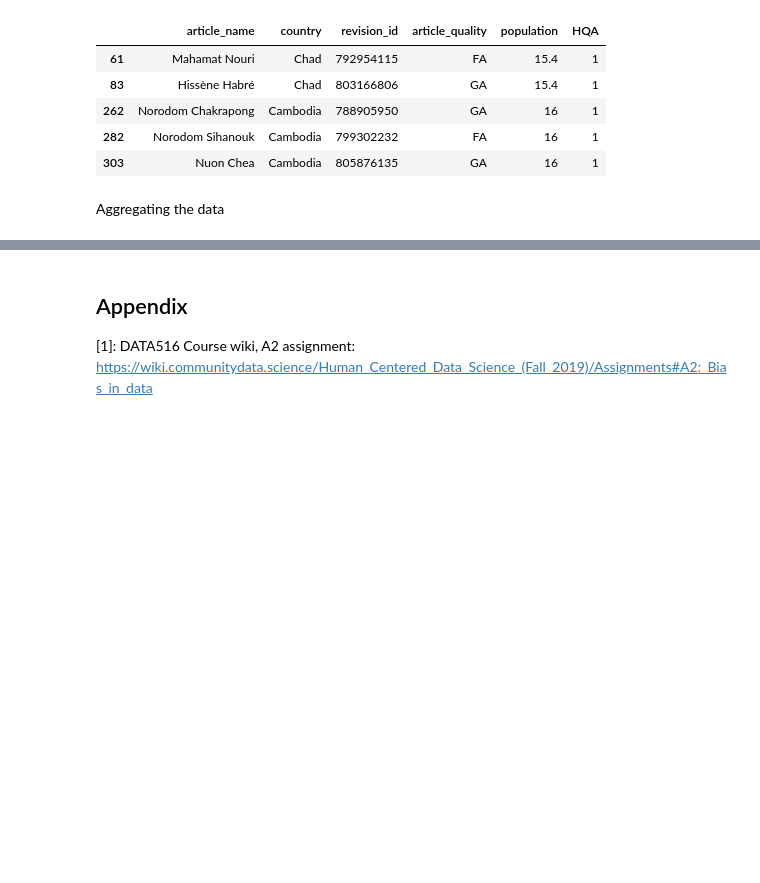
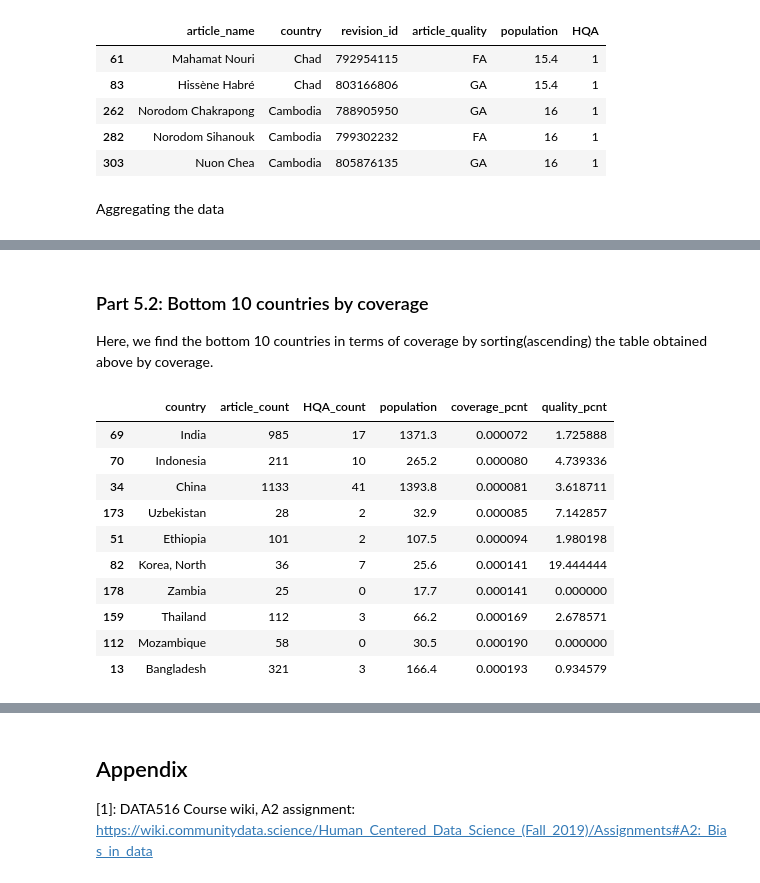
Before and after one commit to winnawat/data-512-a2, a Jupyter notebook: DATA512-A2.ipynb, the cells around one changed output, grey strips where cells are left out. Saved outputs shown, nothing was run; the diff lists cells and outputs as text; code cells hidden in the pictures; blank space fills up the shorter version.

```diff
--- a/DATA512-A2.ipynb
+++ b/DATA512-A2.ipynb
@@ -353,0 +488,18 @@ Aggregating the data
+# %% [markdown]
+### Part 5.2: Bottom 10 countries by coverage
+Here, we find the bottom 10 countries in terms of coverage by sorting(ascending) the table obtained above by coverage.
+# %%
+bot_10_cov = data_by_country.sort_values(by='coverage_pcnt', ascending=True).head(10)
+bot_10_cov
+# %% [output]
+|  | country | article_count | HQA_count | population | coverage_pcnt | quality_pcnt |
+| 69 | India | 985 | 17 | 1371.3 | 0.000072 | 1.725888 |
+| 70 | Indonesia | 211 | 10 | 265.2 | 0.000080 | 4.739336 |
+| 34 | China | 1133 | 41 | 1393.8 | 0.000081 | 3.618711 |
+| 173 | Uzbekistan | 28 | 2 | 32.9 | 0.000085 | 7.142857 |
+| 51 | Ethiopia | 101 | 2 | 107.5 | 0.000094 | 1.980198 |
+| 82 | Korea, North | 36 | 7 | 25.6 | 0.000141 | 19.444444 |
+| 178 | Zambia | 25 | 0 | 17.7 | 0.000141 | 0.000000 |
+| 159 | Thailand | 112 | 3 | 66.2 | 0.000169 | 2.678571 |
+| 112 | Mozambique | 58 | 0 | 30.5 | 0.000190 | 0.000000 |
+| 13 | Bangladesh | 321 | 3 | 166.4 | 0.000193 | 0.934579 |
```
Also changed, not shown: parts of 25 cells of this notebook, 1 other file.
